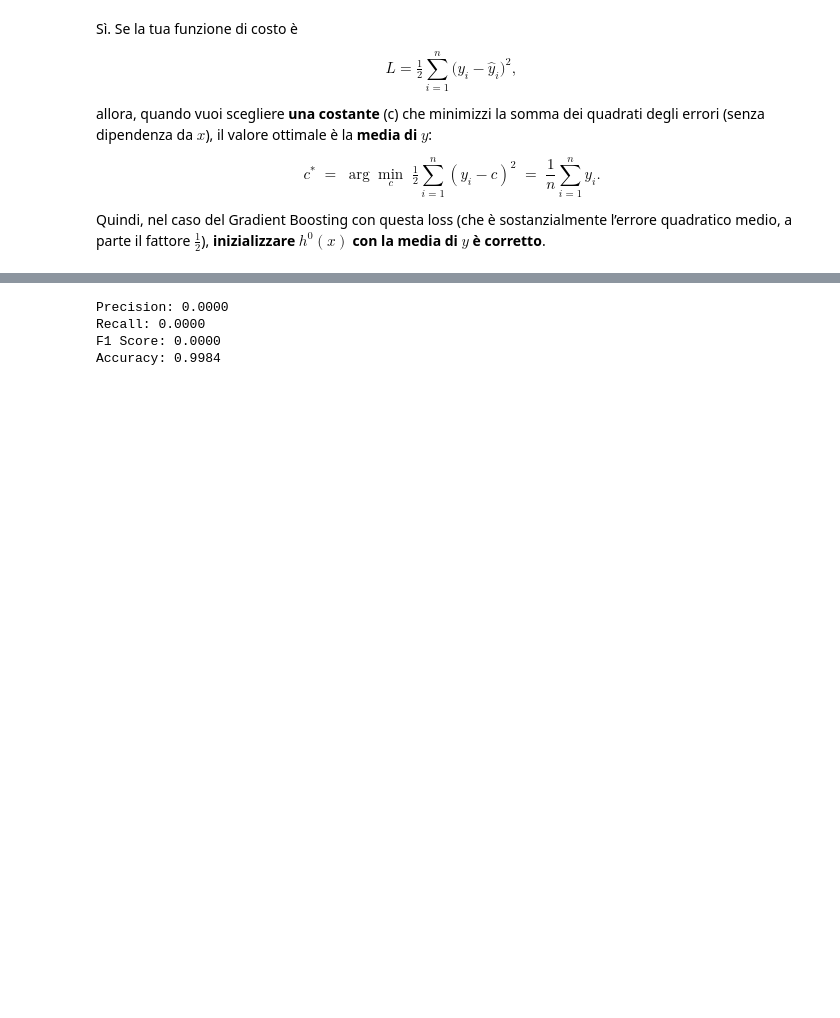
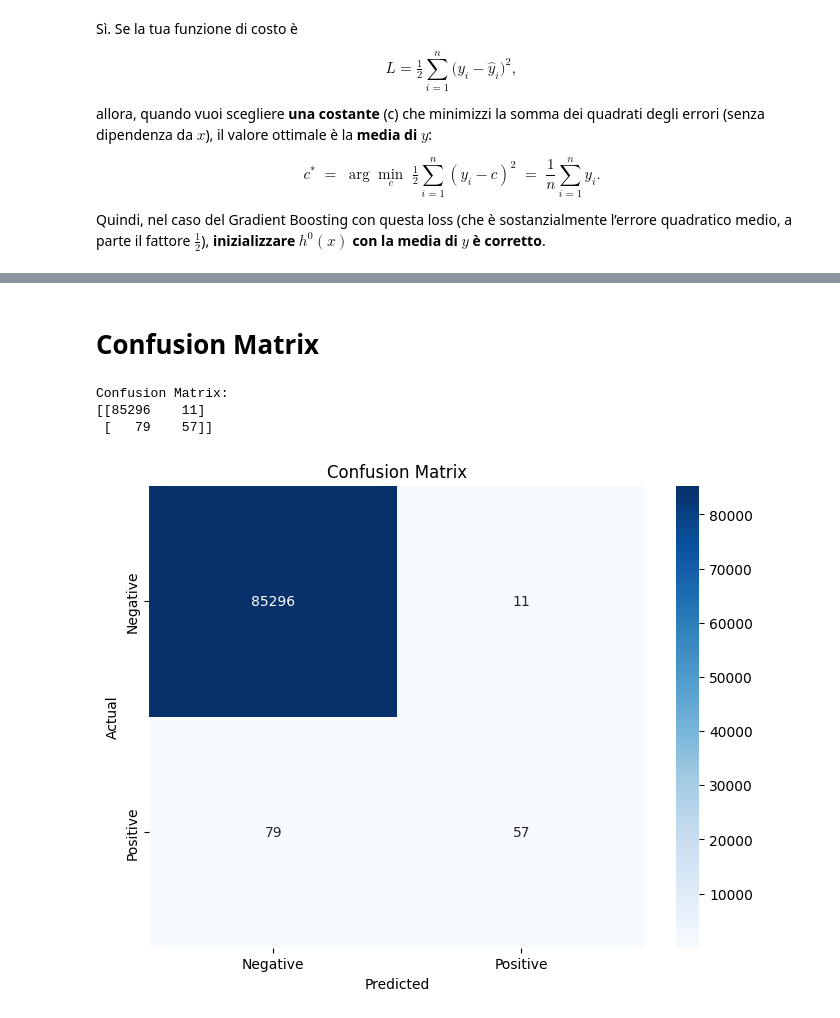
Before and after one commit to NiccoloSalvi/fraud-detection-autoencoders, a Jupyter notebook: nicco.ipynb, the cells around one changed output, grey strips where cells are left out. Saved outputs shown, nothing was run; the diff lists cells and outputs as text; code cells hidden in the pictures; blank space fills up the shorter version.

```diff
--- a/nicco.ipynb
+++ b/nicco.ipynb
@@ -321,9 +321,10 @@ class ALSTM(nn.Module):
 
         return out
 # %%
-def train_model(model, X, y, num_epochs=100, batch_size=32, lr=0.001):
+def train_model(model, X, y, num_epochs=100, batch_size=128, lr=0.001):
     # define loss function and optimizer
     criterion = nn.MSELoss()
+    # criterion = nn.BCELoss()
     optimizer = optim.Adam(model.parameters(), lr=lr)  # Adam optimizer
 
     # Convert numpy arrays to PyTorch tensors
@@ -402,17 +403,17 @@ def GB_classifier(X, y, n_estimators=10):
 
     loss_fn = lambda y, yhat: 1/2 * np.sum((y - yhat)**2)
 
-    # hx = np.full(len(y), 0, dtype=np.float32)
-    hx = np.full(len(y), np.mean(y), dtype=np.float32)
+    hx = np.full(len(y), 0, dtype=np.float32)
+    # hx = np.full(len(y), np.mean(y), dtype=np.float32)
 
     for t in range(n_estimators):
         # compute the residual
-        residuals = -(y - hx)
+        residuals = y - hx
 
         model_t = ALSTM(input_size=30, hidden_size=10)
 
         # train model using the dataset (x_i, residuals_i)
-        train_model(model_t, X, residuals, num_epochs=2)
+        train_model(model_t, X, residuals, num_epochs=10, batch_size=128, lr=0.01)
 
         # predict the residuals
         model_t.eval()
@@ -514,39 +528,26 @@ F1 Score: 0.7234
-# %%
-from sklearn.metrics import precision_score, recall_score, f1_score, accuracy_score
-
-final_model = estimators[-1][0]
-precision = 0
-recall = 0
-f1 = 0
-accuracy = 0
-# Evaluate the final model
-final_model.eval()
-with torch.no_grad():
-    # Convert input data to PyTorch tensor
-    X_tensor = torch.FloatTensor(data_test)
-
-    # If ALSTM expects 3D input, reshape to (batch, seq_len, features)
-    if len(X_tensor.shape) == 2:
-        X_tensor = X_tensor.unsqueeze(1)  # Adds sequence length dimension
-
-    # Get model predictions
-    predictions = final_model(X_tensor)
-    # Convert predictions to numpy array
-    y_pred = predictions.numpy().flatten()
-    # Convert predictions to binary
-    y_pred_binary = np.where(y_pred > 0.5, 1, 0)
-    # Calculate metrics
-    precision = precision_score(y_test, y_pred_binary)
-    recall = recall_score(y_test, y_pred_binary)
-    f1 = f1_score(y_test, y_pred_binary)
-    accuracy = accuracy_score(y_test, y_pred_binary)
-
-print(f"Precision: {precision:.4f}")
-print(f"Recall: {recall:.4f}")
-print(f"F1 Score: {f1:.4f}")
-print(f"Accuracy: {accuracy:.4f}")
-# %% [output]
-Precision: 0.0000
-Recall: 0.0000
-F1 Score: 0.0000
-Accuracy: 0.9984
+# %% [markdown]
+# Confusion Matrix
+# %%
+from sklearn.metrics import confusion_matrix
+import seaborn as sns
+import matplotlib.pyplot as plt
+
+# Add after your existing metrics
+cm = confusion_matrix(y_test, y_pred_binary)
+print("Confusion Matrix:")
+print(cm)
+
+# Visualize confusion matrix
+plt.figure(figsize=(8, 6))
+sns.heatmap(cm, annot=True, fmt='d', cmap='Blues',
+            xticklabels=['Negative', 'Positive'],
+            yticklabels=['Negative', 'Positive'])
+plt.xlabel('Predicted')
+plt.ylabel('Actual')
+plt.title('Confusion Matrix')
+plt.show()
+# %% [output]
+Confusion Matrix:
+[[85296    11]
+ [   79    57]]
+[figure, added]
```
Also changed, not shown: parts of 4 cells of this notebook.
